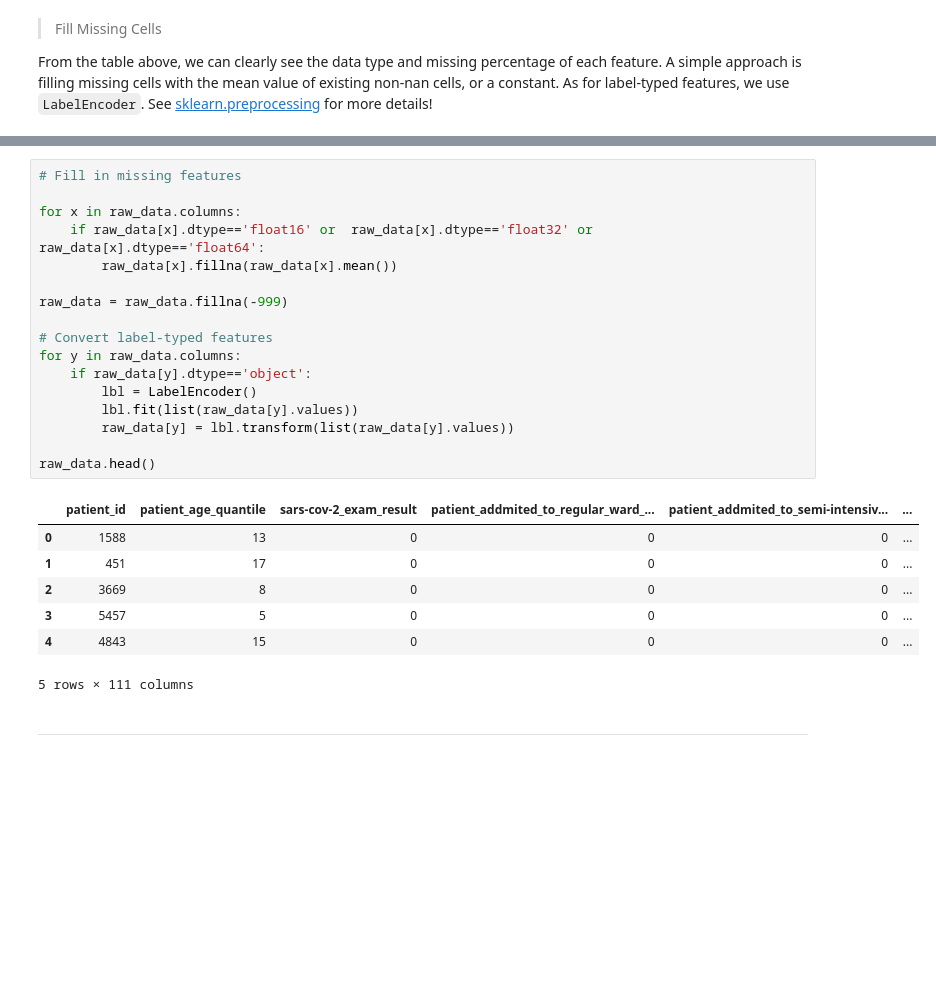
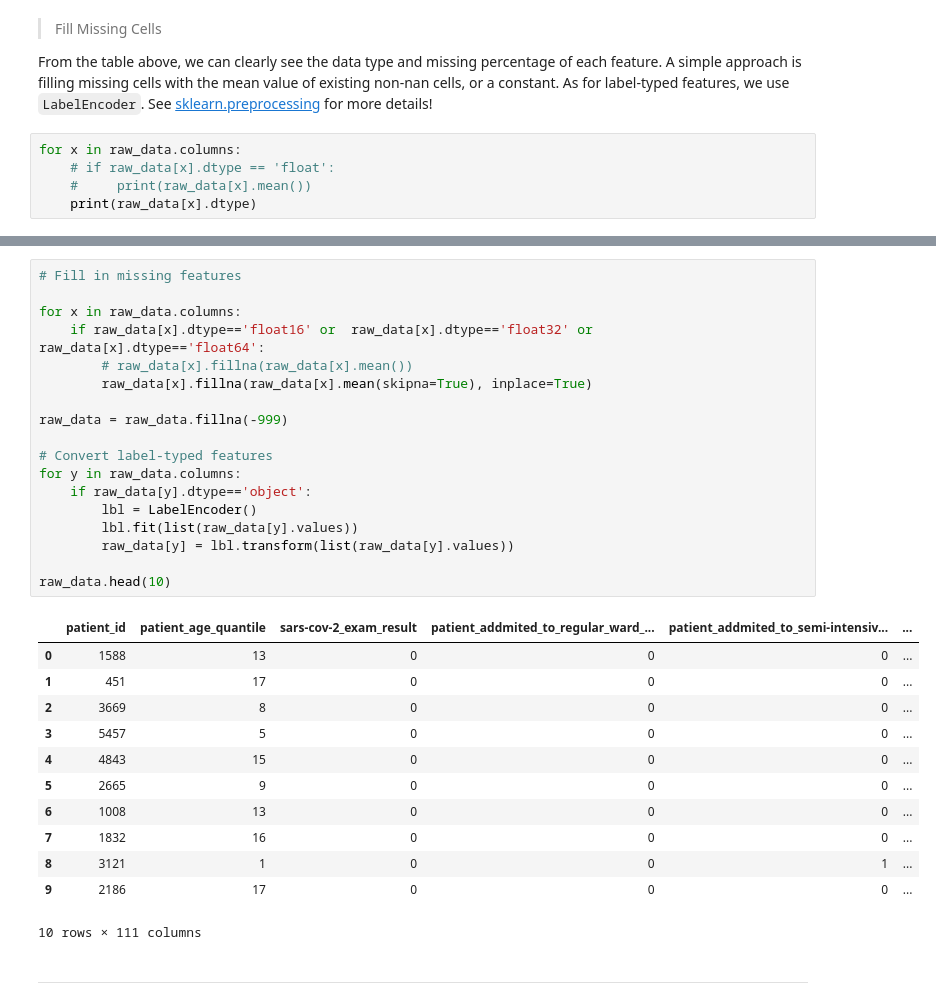
Before and after one commit to Lez-3f/IAI-Learning, a Jupyter notebook: classification/playground.ipynb, the cells around one changed output, grey strips where cells are left out. Drawn from its saved outputs; the diff is of its cells as text; blank space fills up the shorter version.

````diff
--- a/classification/playground.ipynb
+++ b/classification/playground.ipynb
@@ -69,3 +69,8 @@ show_missing_features(raw_data)
 > Fill Missing Cells
 
 From the table above, we can clearly see the data type and missing percentage of each feature. A simple approach is filling missing cells with the mean value of existing non-nan cells, or a constant. As for label-typed features, we use ```LabelEncoder```. See [sklearn.preprocessing](https://scikit-learn.org/stable/modules/preprocessing.html) for more details!
+# %%
+for x in raw_data.columns:
+    # if raw_data[x].dtype == 'float':
+    #     print(raw_data[x].mean())
+    print(raw_data[x].dtype)
@@ -72,28 +95,34 @@ From the table above, we can clearly see the data type and missing percentage of
 # %%
 # Fill in missing features
 
 for x in raw_data.columns:
     if raw_data[x].dtype=='float16' or  raw_data[x].dtype=='float32' or  raw_data[x].dtype=='float64':
-        raw_data[x].fillna(raw_data[x].mean())
+        # raw_data[x].fillna(raw_data[x].mean())
+        raw_data[x].fillna(raw_data[x].mean(skipna=True), inplace=True)
 
 raw_data = raw_data.fillna(-999)
 
 # Convert label-typed features
 for y in raw_data.columns:
     if raw_data[y].dtype=='object':
         lbl = LabelEncoder()
         lbl.fit(list(raw_data[y].values))
         raw_data[y] = lbl.transform(list(raw_data[y].values))
 
-raw_data.head()
+raw_data.head(10)
 # %% [output]
 |  | patient_id | patient_age_quantile | sars-cov-2_exam_result | patient_addmited_to_regular_ward_... | patient_addmited_to_semi-intensiv... | ... |
 | 0 | 1588 | 13 | 0 | 0 | 0 | ... |
 | 1 | 451 | 17 | 0 | 0 | 0 | ... |
 | 2 | 3669 | 8 | 0 | 0 | 0 | ... |
 | 3 | 5457 | 5 | 0 | 0 | 0 | ... |
 | 4 | 4843 | 15 | 0 | 0 | 0 | ... |
+| 5 | 2665 | 9 | 0 | 0 | 0 | ... |
+| 6 | 1008 | 13 | 0 | 0 | 0 | ... |
+| 7 | 1832 | 16 | 0 | 0 | 0 | ... |
+| 8 | 3121 | 1 | 0 | 0 | 1 | ... |
+| 9 | 2186 | 17 | 0 | 0 | 0 | ... |
-5 rows × 111 columns
+10 rows × 111 columns
 # %% [markdown]
 ---
 # %% [markdown]
````
Also changed, not shown: parts of 21 cells of this notebook, 7 other files.
